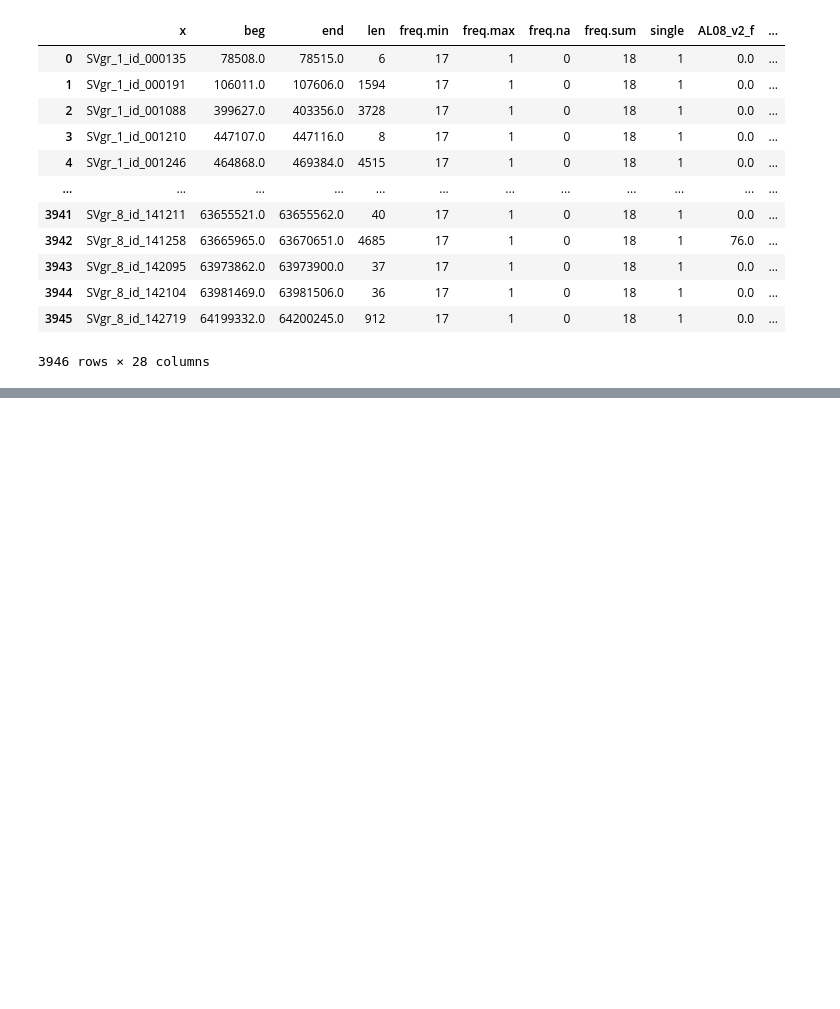
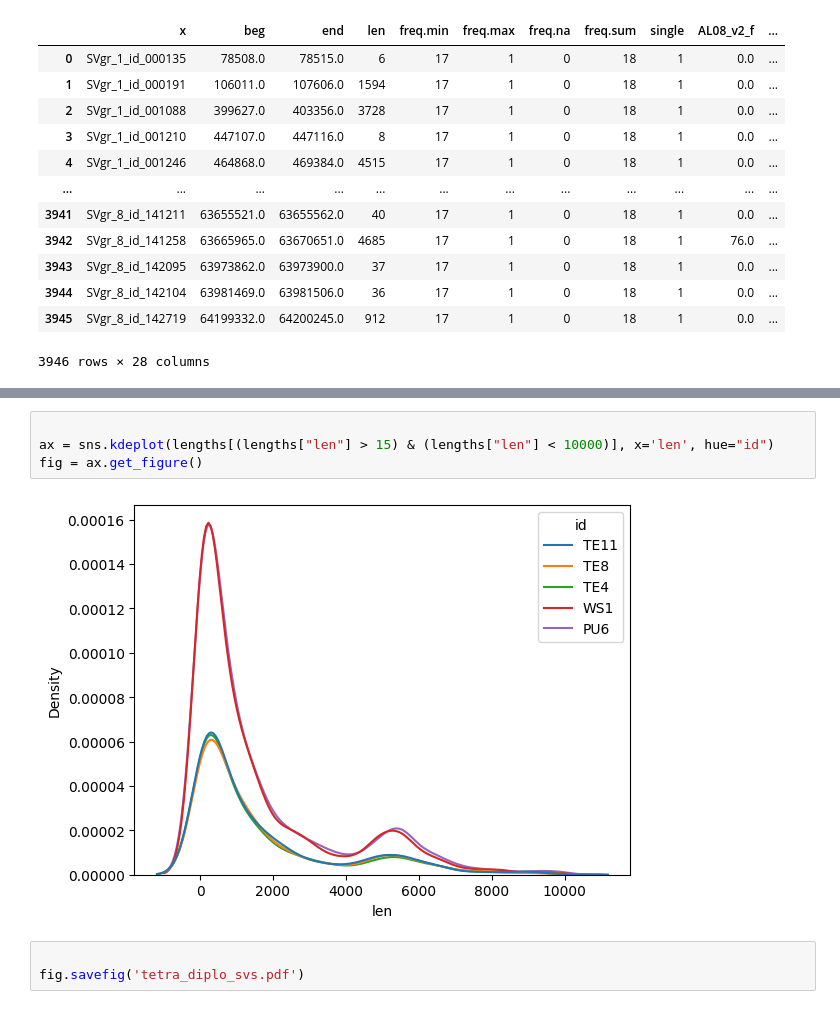
Before and after one commit to Liverworks/Alyrata_introgression, a Jupyter notebook: pangenome_scripts/pannagram.ipynb, the cells around one changed output, grey strips where cells are left out. Cells and saved outputs as stored; diff of their text form; blank space fills up the shorter version.

```diff
--- a/pangenome_scripts/pannagram.ipynb
+++ b/pangenome_scripts/pannagram.ipynb
@@ -568,0 +715,9 @@ lenset3
+# %%
+
+ax = sns.kdeplot(lengths[(lengths["len"] > 15) & (lengths["len"] < 10000)], x='len', hue="id")
+fig = ax.get_figure()
+# %% [output]
+[figure, added]
+# %%
+
+fig.savefig('tetra_diplo_svs.pdf')
```
Also changed, not shown: parts of 128 cells of this notebook, 14 other files.
